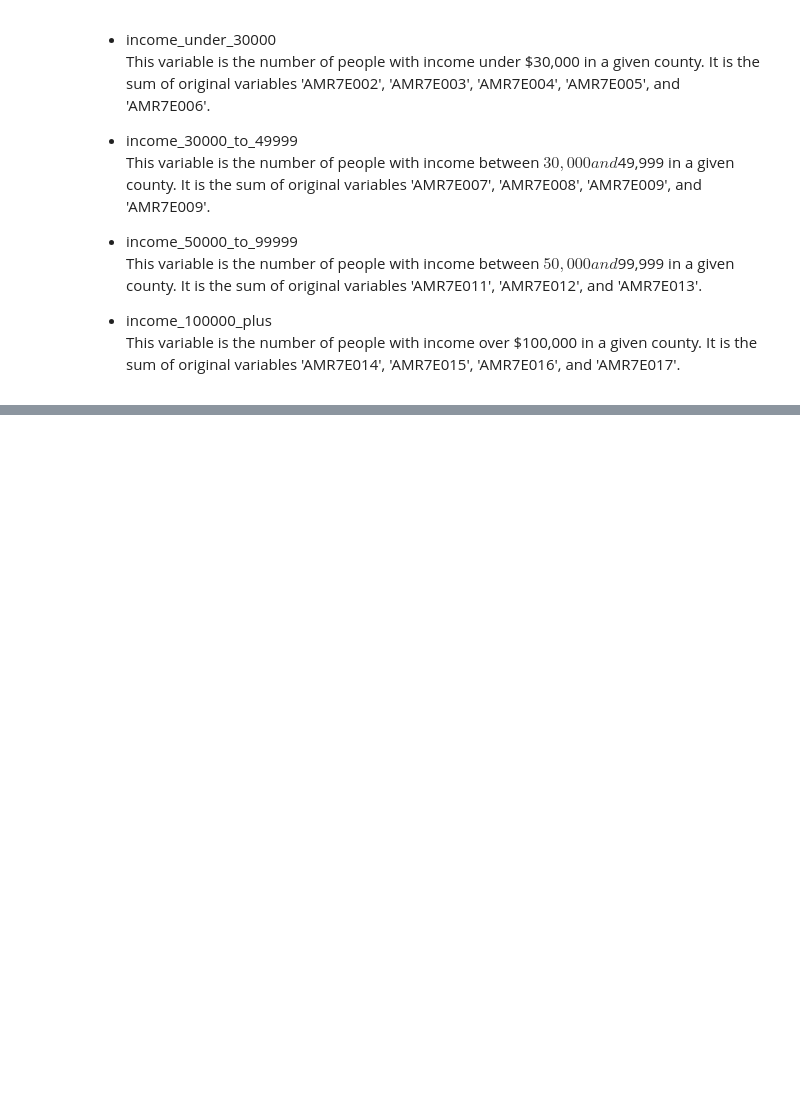
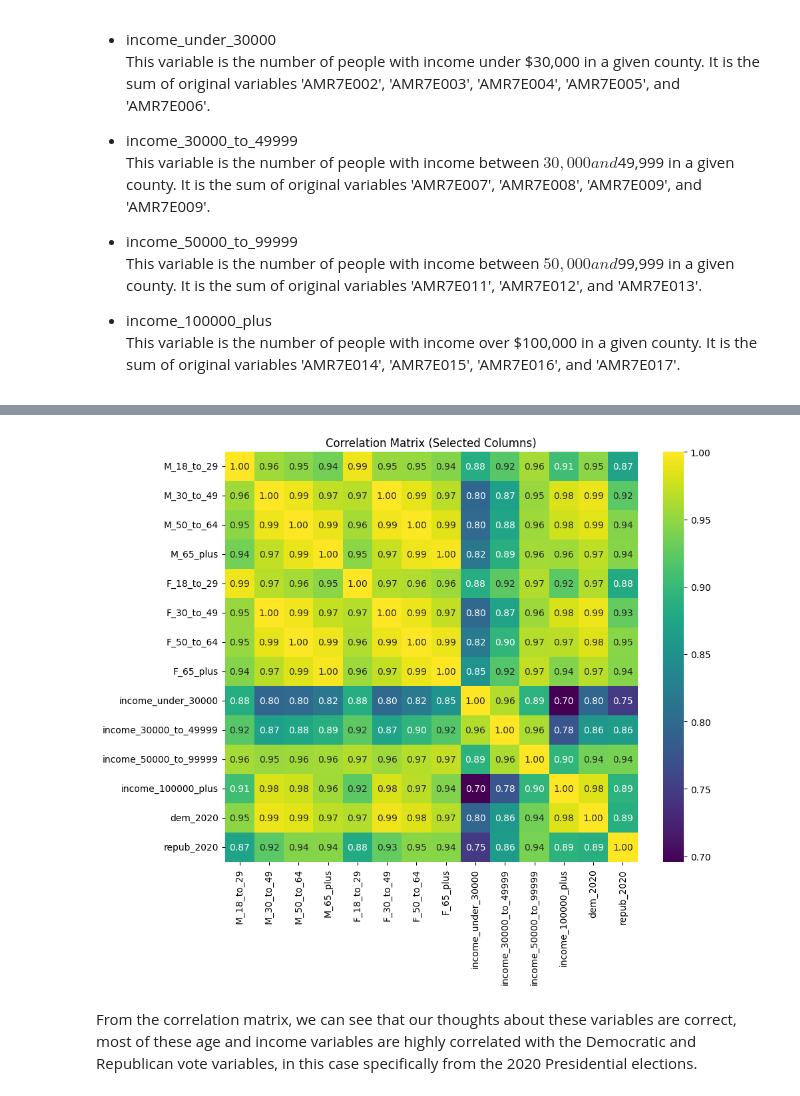
Before and after one commit to awhitehouse1/project_voting, a Jupyter notebook: voting_final_paper.ipynb, the cells around one changed output, grey strips where cells are left out. Cells and saved outputs as stored; diff of their text form; code cells hidden in the pictures; blank space fills up the shorter version.

```diff
--- a/voting_final_paper.ipynb
+++ b/voting_final_paper.ipynb
@@ -86,0 +83,10 @@ One to two pages summarizing the project, defending it from criticism, and sugge
+# %%
+import numpy as np
+import pandas as pd
+import matplotlib.pyplot as plt
+import seaborn as sns
+
+vdf = pd.read_csv('./project_voting/clean_data/clean_vdf.csv')
+nhgis = pd.read_csv('./project_voting/clean_data/clean_NHGIS_county_data.csv')
+virginia_data = nhgis[nhgis['state'] == 'Virginia']
+virginia_data['county'] = virginia_data['county'].str.replace('COUNTY', '')  # Remove 'COUNTY' from county names
@@ -86,0 +99,30 @@ One to two pages summarizing the project, defending it from criticism, and sugge
+# %%
+# merge virginia data with previous election data
+vdf_previous_election = vdf.loc[vdf['year']==2020,:]
+Rvotes = vdf_previous_election.loc[(vdf_previous_election['party']=='REPUBLICAN'),:].groupby('county_name')['candidatevotes'].sum()
+Rvotes = Rvotes.rename('repub_2020')
+Dvotes = vdf_previous_election.loc[(vdf_previous_election['party']=='DEMOCRAT'),:].groupby('county_name')['candidatevotes'].sum()
+Dvotes = Dvotes.rename('dem_2020')
+
+virginia_data = virginia_data.merge(Dvotes,left_on='county',right_on='county_name')
+virginia_data = virginia_data.merge(Rvotes,left_on='county',right_on='county_name')
+# %%
+# Select only the specified columns
+selected_corr_columns = ['M_18_to_29', 'M_30_to_49', 'M_50_to_64',
+       'M_65_plus', 'F_18_to_29', 'F_30_to_49', 'F_50_to_64', 'F_65_plus',
+       'income_under_30000', 'income_30000_to_49999', 'income_50000_to_99999',
+       'income_100000_plus','dem_2020', 'repub_2020']
+selected = virginia_data[selected_corr_columns]
+
+# Calculate correlation matrix
+correlation_matrix_selected = selected.corr()
+
+# Plot correlation matrix
+plt.figure(figsize=(10, 8))
+sns.heatmap(correlation_matrix_selected, annot=True, cmap="viridis",fmt=".2f")
+plt.title('Correlation Matrix (Selected Columns)')
+plt.show()
+# %% [output]
+[figure, added]
+# %% [markdown]
+From the correlation matrix, we can see that our thoughts about these variables are correct, most of these age and income variables are highly correlated with the Democratic and Republican vote variables, in this case specifically from the 2020 Presidential elections.
```
Also changed, not shown: parts of 8 cells of this notebook.
